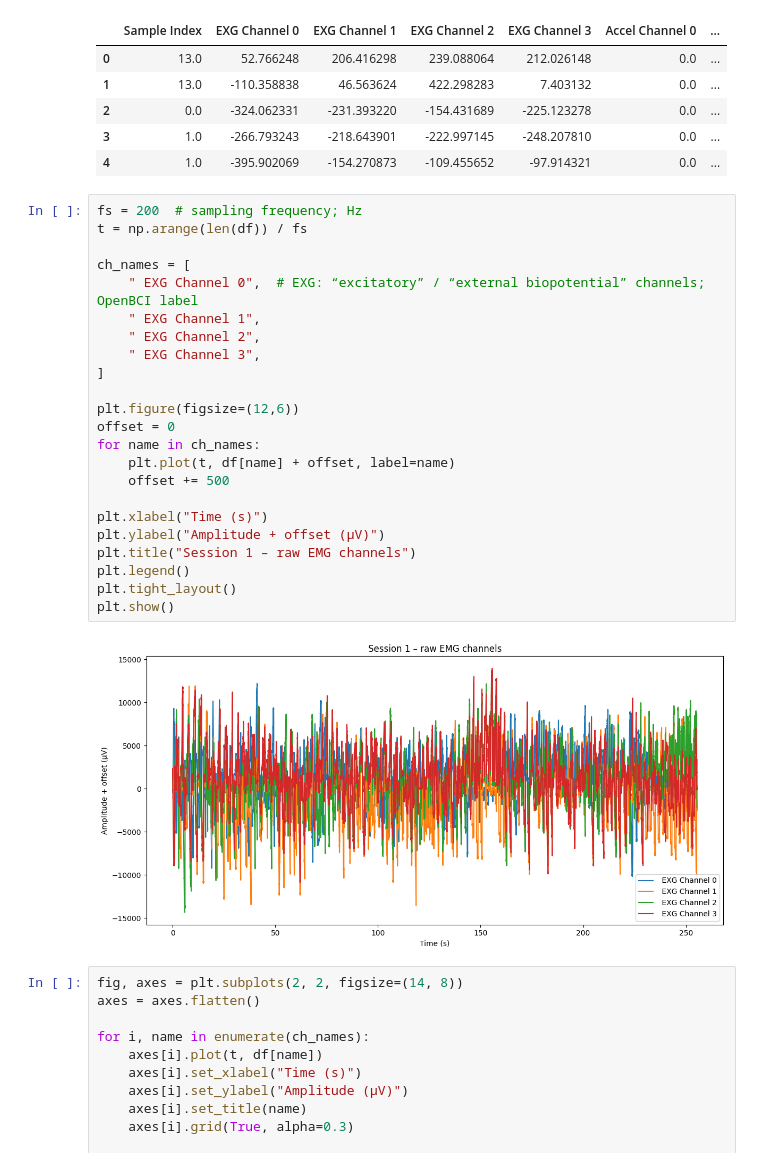
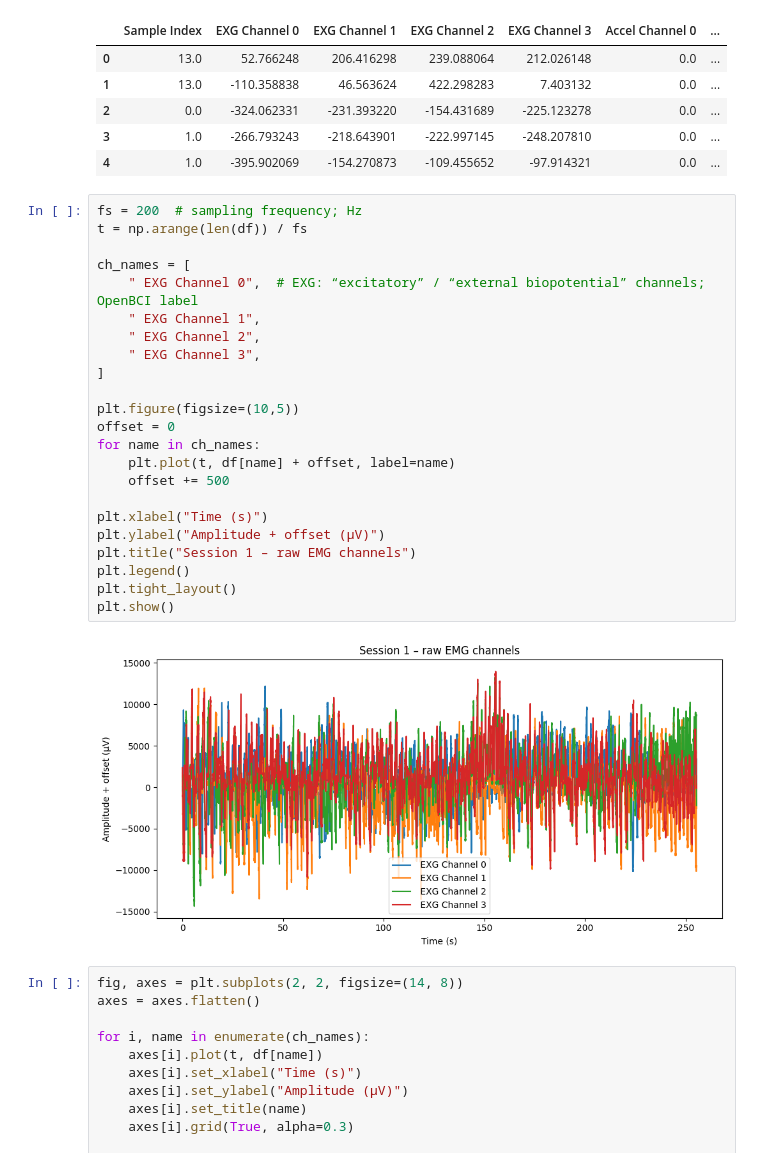
Before and after one commit to FBen3/wrist-emg, a Jupyter notebook: notebooks/01_view_emg_session1.ipynb, the cells around one changed output. Cells and saved outputs as stored; diff of their text form.

```diff
--- a/notebooks/01_view_emg_session1.ipynb
+++ b/notebooks/01_view_emg_session1.ipynb
@@ -37,28 +53,28 @@ df.head()
 # %%
 fs = 200  # sampling frequency; Hz
 t = np.arange(len(df)) / fs
 
 ch_names = [
     " EXG Channel 0",  # EXG: “excitatory” / “external biopotential” channels; OpenBCI label
     " EXG Channel 1",
     " EXG Channel 2",
     " EXG Channel 3",
 ]
 
-plt.figure(figsize=(12,6))
+plt.figure(figsize=(10,5))
 offset = 0
 for name in ch_names:
     plt.plot(t, df[name] + offset, label=name)
     offset += 500
 
 plt.xlabel("Time (s)")
 plt.ylabel("Amplitude + offset (µV)")
 plt.title("Session 1 – raw EMG channels")
 plt.legend()
 plt.tight_layout()
 plt.show()
 # %% [output]
-[figure, old version]
+[figure, new version]
 # %%
 fig, axes = plt.subplots(2, 2, figsize=(14, 8))
 axes = axes.flatten()
```
Also changed, not shown: parts of 10 cells of this notebook.
